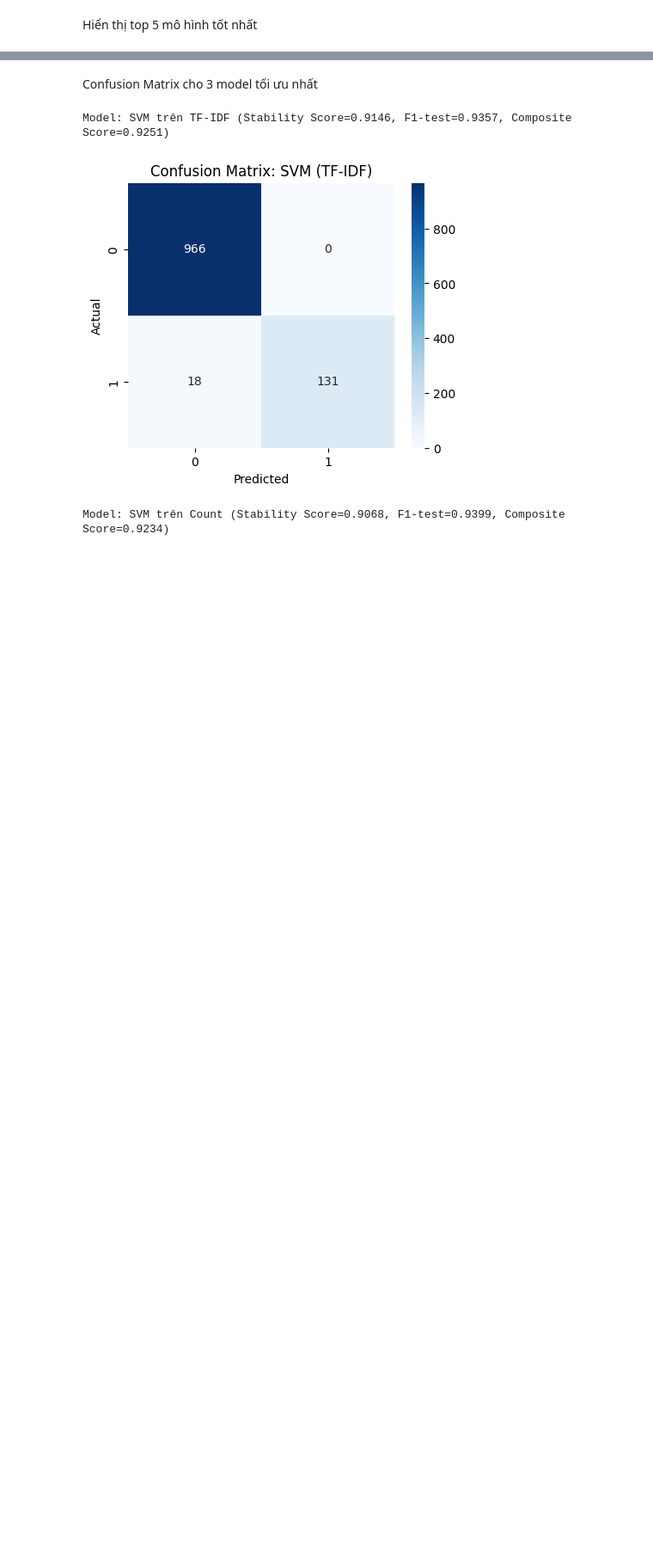
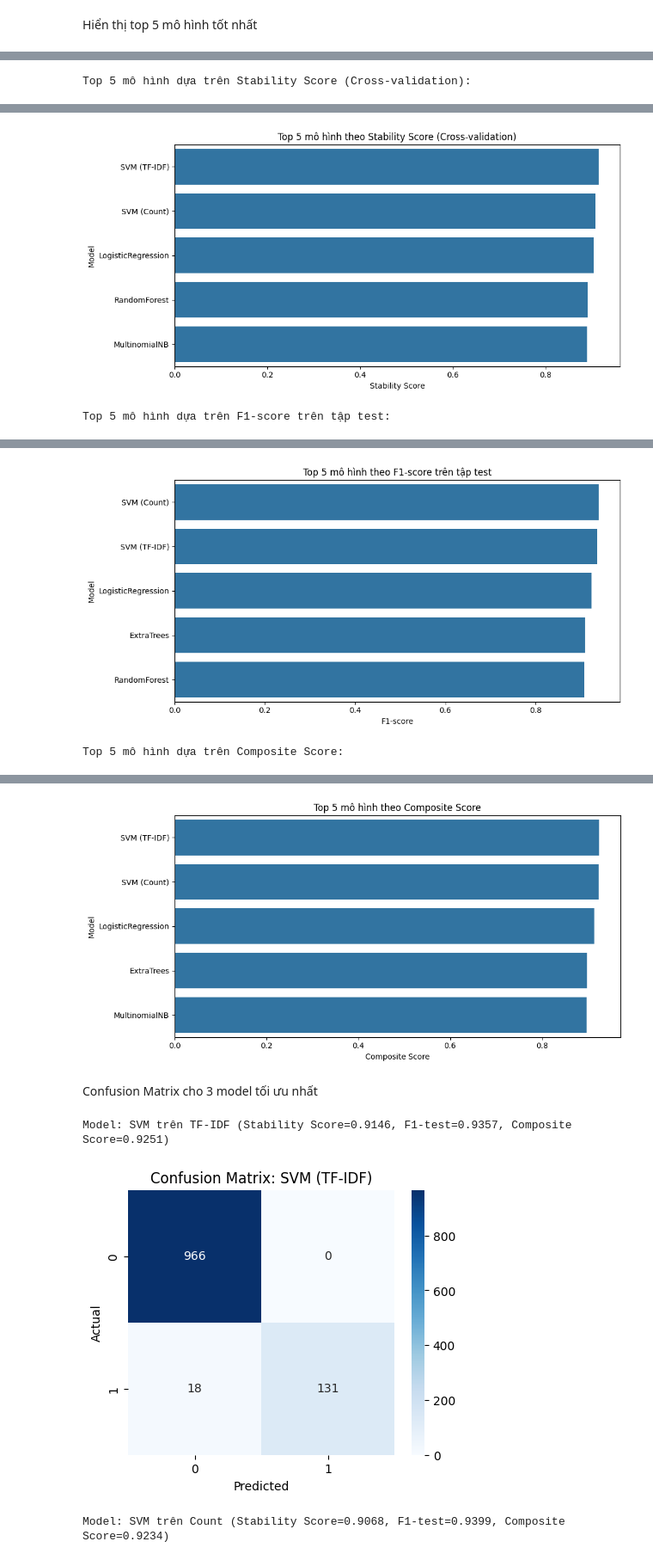
Before and after one commit to Cham0703/DU_AN_SPAM, a Jupyter notebook: main_email_detechtion.ipynb, the cells around one changed output, grey strips where cells are left out. Shown at 86% size. Saved outputs shown, nothing was run; the diff lists cells and outputs as text; code cells hidden in the pictures; blank space fills up the shorter version.

```diff
--- a/main_email_detechtion.ipynb
+++ b/main_email_detechtion.ipynb
@@ -431,0 +377,75 @@ Kết quả trên tập test cho top 5 mô hình trên TF-IDF:
+# %%
+import pandas as pd
+import matplotlib.pyplot as plt
+import seaborn as sns
+
+# Giả sử df_cv_results và df_results đã được định nghĩa ở trên
+
+# Đoạn 7: Hiển thị top 5 mô hình dựa trên Stability Score, F1-score trên tập test, và Composite Score
+
+# 1. Top 5 mô hình dựa trên Stability Score từ Cross-validation
+top5_stability = df_cv_results.sort_values('Stability Score', ascending=False).head(5)
+print("\nTop 5 mô hình dựa trên Stability Score (Cross-validation):")
+display(top5_stability[['Feature', 'Model', 'Mean F1-score', 'Std F1-score', 'Stability Score']])
+
+# Tạo cột mới cho trục y: chỉ thêm feature khi mô hình trùng tên
+top5_stability['Model_Feature'] = top5_stability.apply(
+    lambda row: f"{row['Model']} ({row['Feature']})" if top5_stability['Model'].duplicated(keep=False).loc[row.name] else row['Model'],
+    axis=1
+)
+
+# Vẽ biểu đồ cho top 5 Stability Score
+plt.figure(figsize=(10, 5))
+sns.barplot(data=top5_stability, x='Stability Score', y='Model_Feature')
+plt.title("Top 5 mô hình theo Stability Score (Cross-validation)")
+plt.xlabel("Stability Score")
+plt.ylabel("Model")
+plt.tight_layout()
+plt.show()
+
+# 2. Top 5 mô hình dựa trên F1-score từ tập test
+top5_f1_test = df_results.sort_values('F1-score', ascending=False).head(5)
+print("\nTop 5 mô hình dựa trên F1-score trên tập test:")
+display(top5_f1_test[['Feature', 'Model', 'Accuracy', 'Precision', 'Recall', 'F1-score']])
+
+# Tạo cột mới cho trục y: chỉ thêm feature khi mô hình trùng tên
+top5_f1_test['Model_Feature'] = top5_f1_test.apply(
+    lambda row: f"{row['Model']} ({row['Feature']})" if top5_f1_test['Model'].duplicated(keep=False).loc[row.name] else row['Model'],
+    axis=1
+)
+
+# Vẽ biểu đồ cho top 5 F1-score trên tập test
+plt.figure(figsize=(10, 5))
+sns.barplot(data=top5_f1_test, x='F1-score', y='Model_Feature')
+plt.title("Top 5 mô hình theo F1-score trên tập test")
+plt.xlabel("F1-score")
+plt.ylabel("Model")
+plt.tight_layout()
+plt.show()
+
+# 3. Tính Composite Score và hiển thị top 5
+combined_results = pd.merge(df_cv_results[['Feature', 'Model', 'Stability Score']],
+                            df_results[['Feature', 'Model', 'F1-score']],
+                            on=['Feature', 'Model'],
+                            how='inner')
+combined_results['Composite Score'] = 0.5 * combined_results['Stability Score'] + 0.5 * combined_results['F1-score']
+top5_composite = combined_results.sort_values('Composite Score', ascending=False).head(5)
+print("\nTop 5 mô hình dựa trên Composite Score:")
+display(top5_composite[['Feature', 'Model', 'Stability Score', 'F1-score', 'Composite Score']])
+
+# Tạo cột mới cho trục y: chỉ thêm feature khi mô hình trùng tên
+top5_composite['Model_Feature'] = top5_composite.apply(
+    lambda row: f"{row['Model']} ({row['Feature']})" if top5_composite['Model'].duplicated(keep=False).loc[row.name] else row['Model'],
+    axis=1
+)
+
+# Vẽ biểu đồ cho top 5 Composite Score
+plt.figure(figsize=(10, 5))
+sns.barplot(data=top5_composite, x='Composite Score', y='Model_Feature')
+plt.title("Top 5 mô hình theo Composite Score")
+plt.xlabel("Composite Score")
+plt.ylabel("Model")
+plt.tight_layout()
+plt.show()
+# %% [output]
+Top 5 mô hình dựa trên Stability Score (Cross-validation):
@@ -431,0 +458,2 @@ Kết quả trên tập test cho top 5 mô hình trên TF-IDF:
+[figure, added]
+Top 5 mô hình dựa trên F1-score trên tập test:
@@ -431,0 +466,2 @@ Kết quả trên tập test cho top 5 mô hình trên TF-IDF:
+[figure, added]
+Top 5 mô hình dựa trên Composite Score:
@@ -432,3 +474,4 @@ Kết quả trên tập test cho top 5 mô hình trên TF-IDF:
+[figure, added]
 # %% [markdown]
 Confusion Matrix cho 3 model tối ưu nhất
 # %%
```
Also changed, not shown: parts of 6 cells of this notebook.
